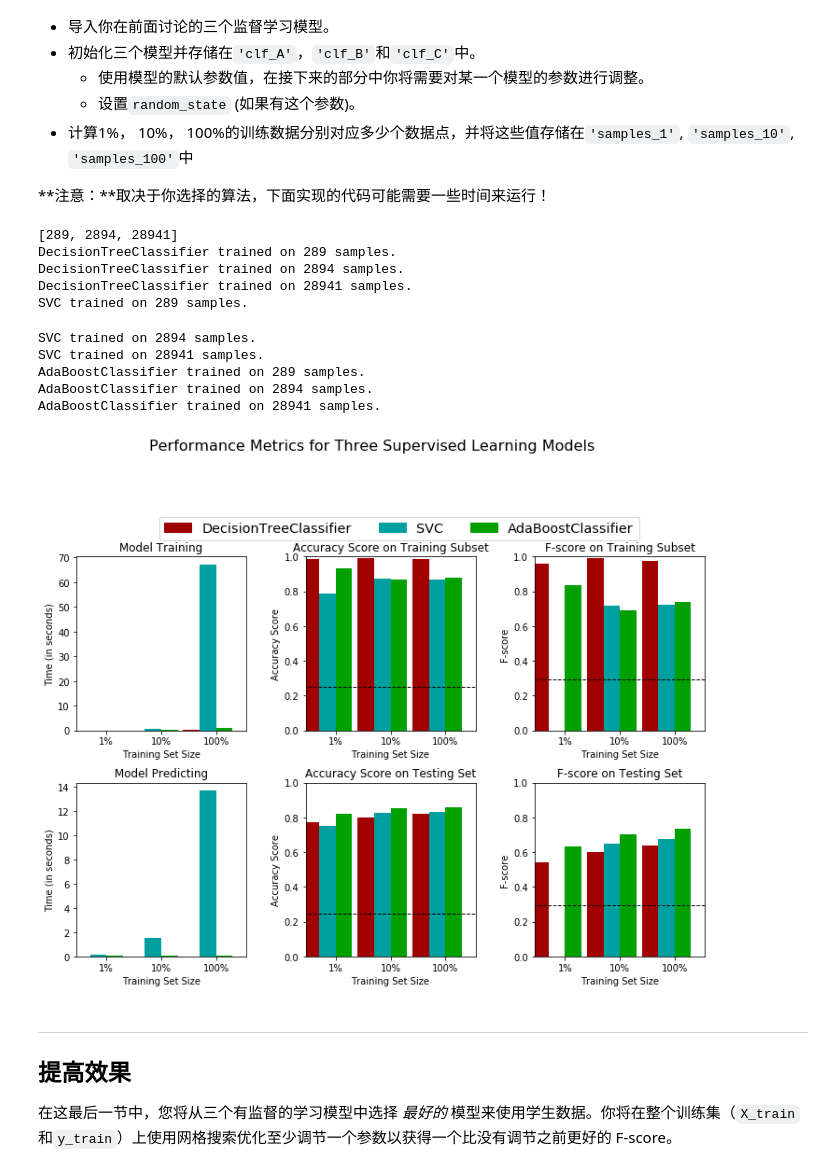
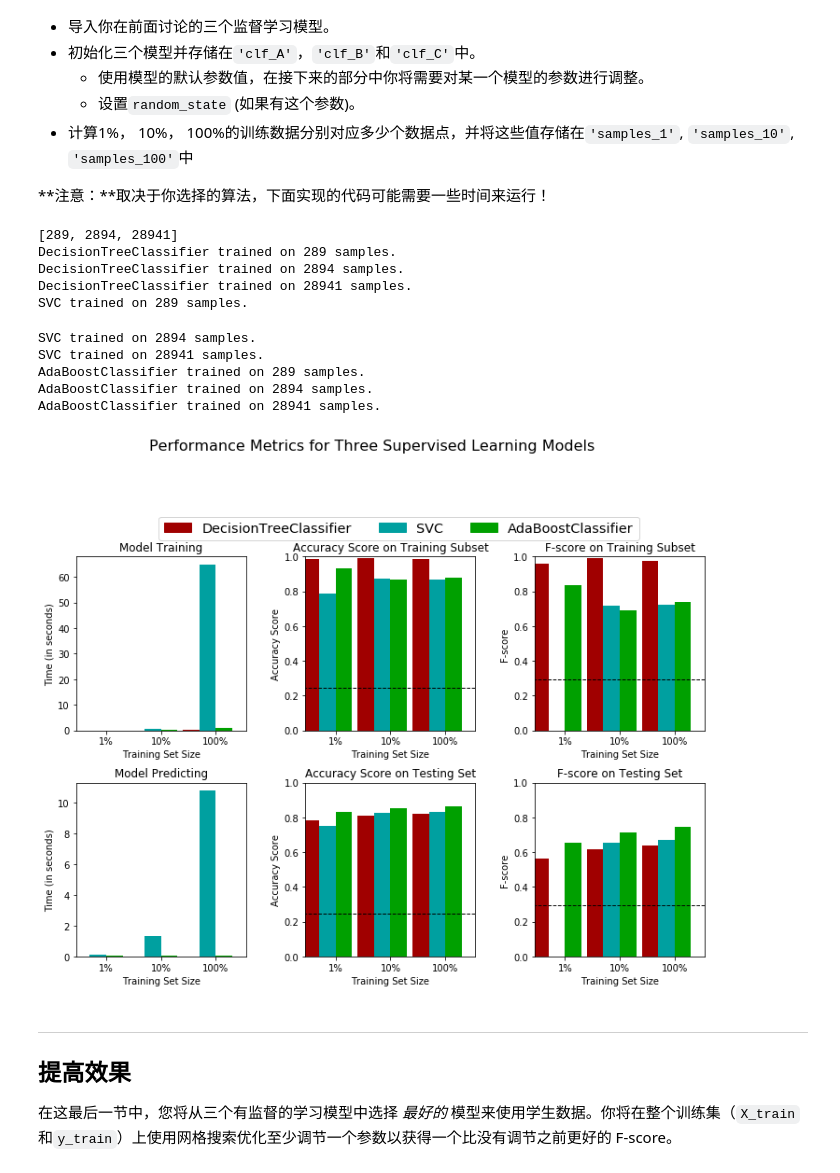
Before and after one commit to ifbbprochris/machinelearning, a Jupyter notebook: finding_donors/finding_donors.ipynb, the cells around one changed output. Saved outputs shown, nothing was run; the diff lists cells and outputs as text; code cells hidden in the pictures.

```diff
--- a/finding_donors/finding_donors.ipynb
+++ b/finding_donors/finding_donors.ipynb
@@ -206,13 +206,13 @@ $$ F_{\beta} = (1 + \beta^2) \cdot \frac{precision \cdot recall}{\left( \beta^2
 #不能使用scikit-learn，你需要根据公式自己实现相关计算。
 
 #TODO： 计算准确率
-accuracy = np.divide(n_greater_50k,float(n_records))
+accuracy = np.divide(float(len(y_val[y_val == 1])),float(len(y_val)))
 
 # TODO： 计算查准率 Precision
-precision = np.divide(n_greater_50k, float(n_records))
+precision = np.divide(float(len(y_val[y_val == 1])),float(len(y_val)))
 
 # TODO： 计算查全率 Recall
-recall = np.divide(n_greater_50k, n_greater_50k)
+recall = np.divide(float(len(y_val[y_val == 1])),float(len(y_val[y_val == 1])))
 
 # TODO： 使用上面的公式，设置beta=0.5，计算F-score
 fscore = (1 + np.power(0.5, 2)) * np.multiply(precision, recall) / (np.power(0.5, 2) * precision + recall)
@@ -417,7 +416,7 @@ def train_predict(learner, sample_size, X_train, y_train, X_val, y_val):
     # TODO: 得到在验证集上的预测值
     #       然后得到对前300个训练数据的预测结果
     start = time() # 获得程序开始时间
-    predictions_val = learner.predict(X_test)
+    predictions_val = learner.predict(X_val)
     predictions_train = learner.predict(X_train[:300])
     end = time() # 获得程序结束时间
 
@@ -428,13 +427,13 @@ def train_predict(learner, sample_size, X_train, y_train, X_val, y_val):
     results['acc_train'] = accuracy_score(y_train[: 300], predictions_train)
 
     # TODO：计算在验证上的准确率
-    results['acc_val'] = accuracy_score(y_test, predictions_val)
+    results['acc_val'] = accuracy_score(y_val, predictions_val)
 
     # TODO：计算在最前面300个训练数据上的F-score
     results['f_train'] = fbeta_score(y_train[: 300], predictions_train, beta=0.5)
 
     # TODO：计算验证集上的F-score
-    results['f_val'] = fbeta_score(y_test, predictions_val, beta=0.5)
+    results['f_val'] = fbeta_score(y_val, predictions_val, beta=0.5)
 
     # 成功
     print ("{} trained on {} samples.".format(learner.__class__.__name__, sample_size))
@@ -457,38 +456,38 @@ from sklearn import tree, svm, ensemble
 
 # TODO：初始化三个模型
 clf_A = tree.DecisionTreeClassifier()
 clf_B = svm.SVC()
-clf_C = ensemble.AdaBoostClassifier()
+clf_C = ensemble.AdaBoostClassifier(random_state=0)
 
 # TODO：计算1%， 10%， 100%的训练数据分别对应多少点
-samples_1 = int(X_train.shape[0] * 0.01)
-samples_10 = int(X_train.shape[0] * 0.1)
-samples_100 = int(X_train.shape[0] * 1)
+samples_1 = int( len(X_train)*0.01 )
+samples_10 = int( len(X_train)*0.1 )
+samples_100 = len(X_train)
 print([samples_1, samples_10, samples_100])
 
 
 # 收集学习器的结果
 results = {}
 for clf in [clf_A, clf_B, clf_C]:
     clf_name = clf.__class__.__name__
     results[clf_name] = {}
     for i, samples in enumerate([samples_1, samples_10, samples_100]):
         results[clf_name][i] = train_predict(clf, samples, X_train, y_train, X_val, y_val)
 
 # 对选择的三个模型得到的评价结果进行可视化
 vs.evaluate(results, accuracy, fscore)
 # %% [output]
 [289, 2894, 28941]
 DecisionTreeClassifier trained on 289 samples.
 DecisionTreeClassifier trained on 2894 samples.
 DecisionTreeClassifier trained on 28941 samples.
 SVC trained on 289 samples.
 SVC trained on 2894 samples.
 SVC trained on 28941 samples.
 AdaBoostClassifier trained on 289 samples.
 AdaBoostClassifier trained on 2894 samples.
 AdaBoostClassifier trained on 28941 samples.
-[figure, old version]
+[figure, new version]
 # %% [markdown]
 ----
 ## 提高效果
```
Also changed, not shown: parts of 4 cells of this notebook, 1 other file.
